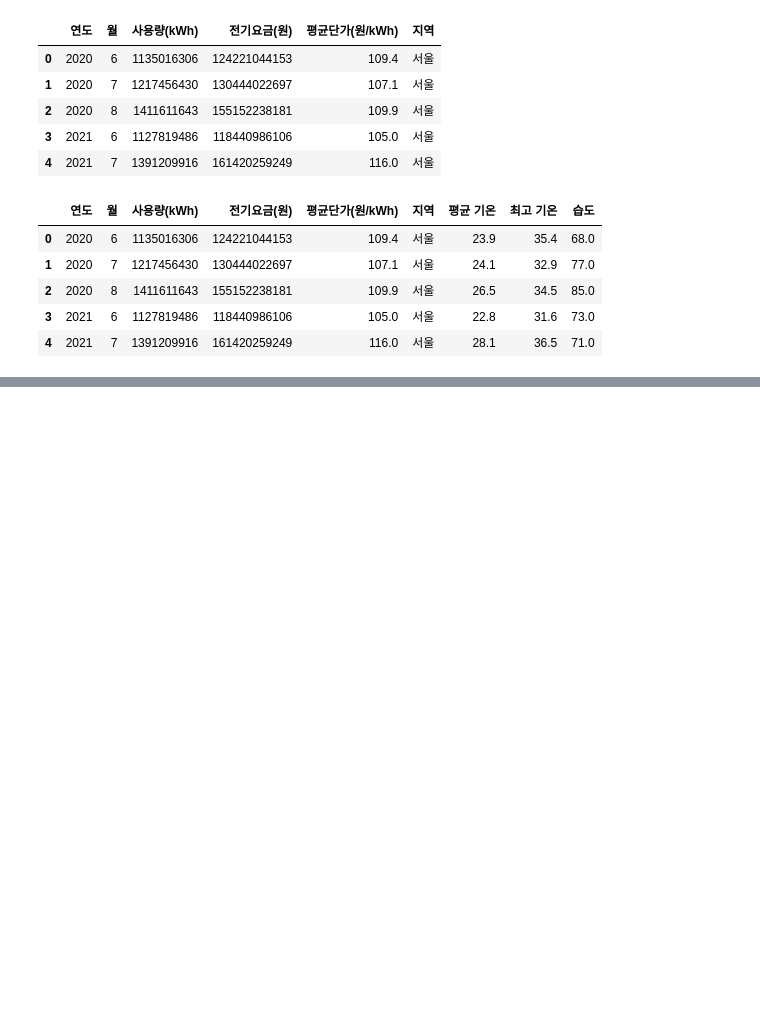
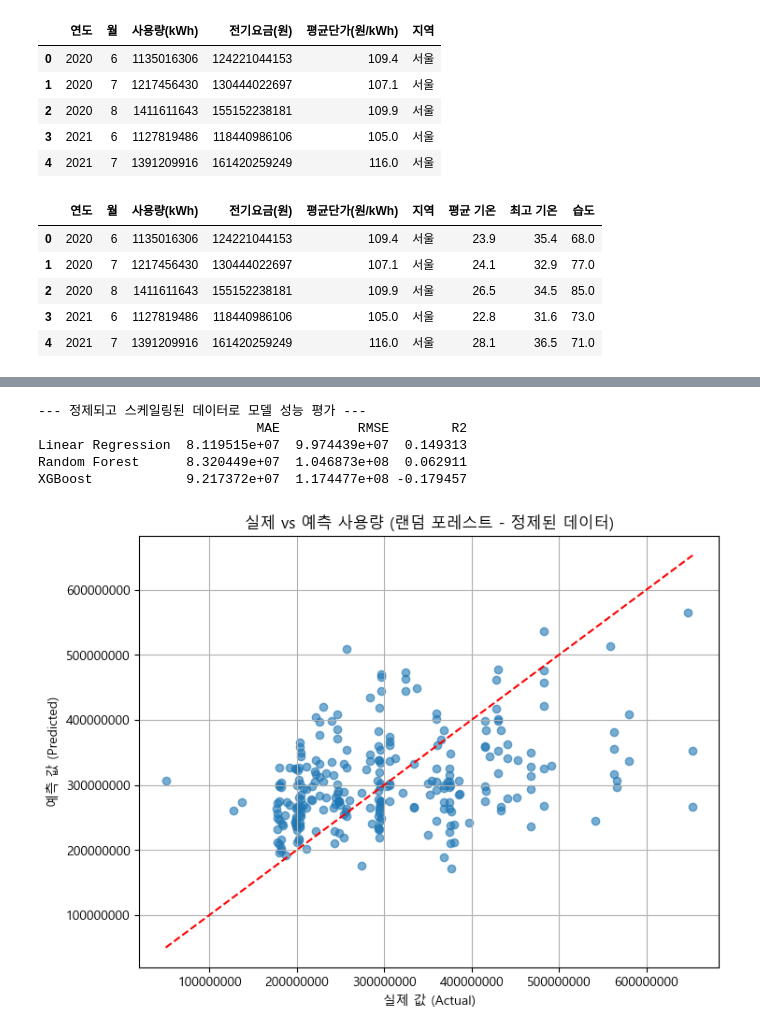
Before and after one commit to Encore-SKN-17/ML_MINI_4TEAM, a Jupyter notebook: weather_electric_preprocess.ipynb, the cells around one changed output, grey strips where cells are left out. Cells and saved outputs as stored; diff of their text form; code cells hidden in the pictures; blank space fills up the shorter version.

```diff
--- a/weather_electric_preprocess.ipynb
+++ b/weather_electric_preprocess.ipynb
@@ -162,0 +397,64 @@ merged_df.head()
+# %%
+from sklearn.preprocessing import StandardScaler, MinMaxScaler
+
+# StandardScaler를 사용하여 특성 데이터 표준화
+scaler_standard = StandardScaler()
+X_scaled_standard = scaler_standard.fit_transform(X_cleaned)
+X_cleaned_scaled_df = pd.DataFrame(X_scaled_standard, columns=features, index=X_cleaned.index)
+
+# 학습/테스트 데이터 분할 (정제된 데이터 사용)
+# 스케일링된 특성 데이터를 X_train_cleaned, X_test_cleaned에 사용합니다.
+X_train_cleaned, X_test_cleaned, y_train_cleaned, y_test_cleaned = train_test_split(
+    X_cleaned_scaled_df, y_cleaned, test_size=0.2, random_state=42
+)
+
+# 모델 리스트 정의 (이전과 동일)
+models = {
+    'Linear Regression': LinearRegression(),
+    'Random Forest': RandomForestRegressor(random_state=42),
+    'XGBoost': XGBRegressor(random_state=42)
+}
+
+results_cleaned = {}
+
+# 각 모델 학습 및 평가
+print("\n--- 정제되고 스케일링된 데이터로 모델 성능 평가 ---")
+for name, model in models.items():
+    model.fit(X_train_cleaned, y_train_cleaned)
+    y_pred_cleaned = model.predict(X_test_cleaned)
+
+    mae = mean_absolute_error(y_test_cleaned, y_pred_cleaned)
+    rmse = np.sqrt(mean_squared_error(y_test_cleaned, y_pred_cleaned))
+    r2 = r2_score(y_test_cleaned, y_pred_cleaned)
+
+    results_cleaned[name] = {
+        'MAE': mae,
+        'RMSE': rmse,
+        'R2': r2
+    }
+
+# 결과 출력
+results_df_cleaned = pd.DataFrame(results_cleaned).T
+print(results_df_cleaned)
+
+# --- Random Forest에 대한 실제 vs 예측 시각화 (데이터 정제 후) ---
+# 이제 그래프의 점들이 빨간 선에 더 가까이 모여야 합니다.
+rf_model_cleaned = models['Random Forest']
+y_pred_rf_cleaned = rf_model_cleaned.predict(X_test_cleaned)
+
+plt.figure(figsize=(8, 6))
+plt.scatter(y_test_cleaned, y_pred_rf_cleaned, alpha=0.6)
+plt.plot([y_test_cleaned.min(), y_test_cleaned.max()], [y_test_cleaned.min(), y_test_cleaned.max()], 'r--')
+plt.xlabel('실제 값 (Actual)')
+plt.ylabel('예측 값 (Predicted)')
+plt.title('실제 vs 예측 사용량 (랜덤 포레스트 - 정제된 데이터)')
+plt.grid(True)
+plt.ticklabel_format(style='plain', axis='both') # 지수 표기법 대신 일반 숫자 표기
+plt.show()
+# %% [output]
+--- 정제되고 스케일링된 데이터로 모델 성능 평가 ---
+                            MAE          RMSE        R2
+Linear Regression  8.119515e+07  9.974439e+07  0.149313
+Random Forest      8.320449e+07  1.046873e+08  0.062911
+XGBoost            9.217372e+07  1.174477e+08 -0.179457
+[figure, added]
```
Also changed, not shown: parts of 8 cells of this notebook.
